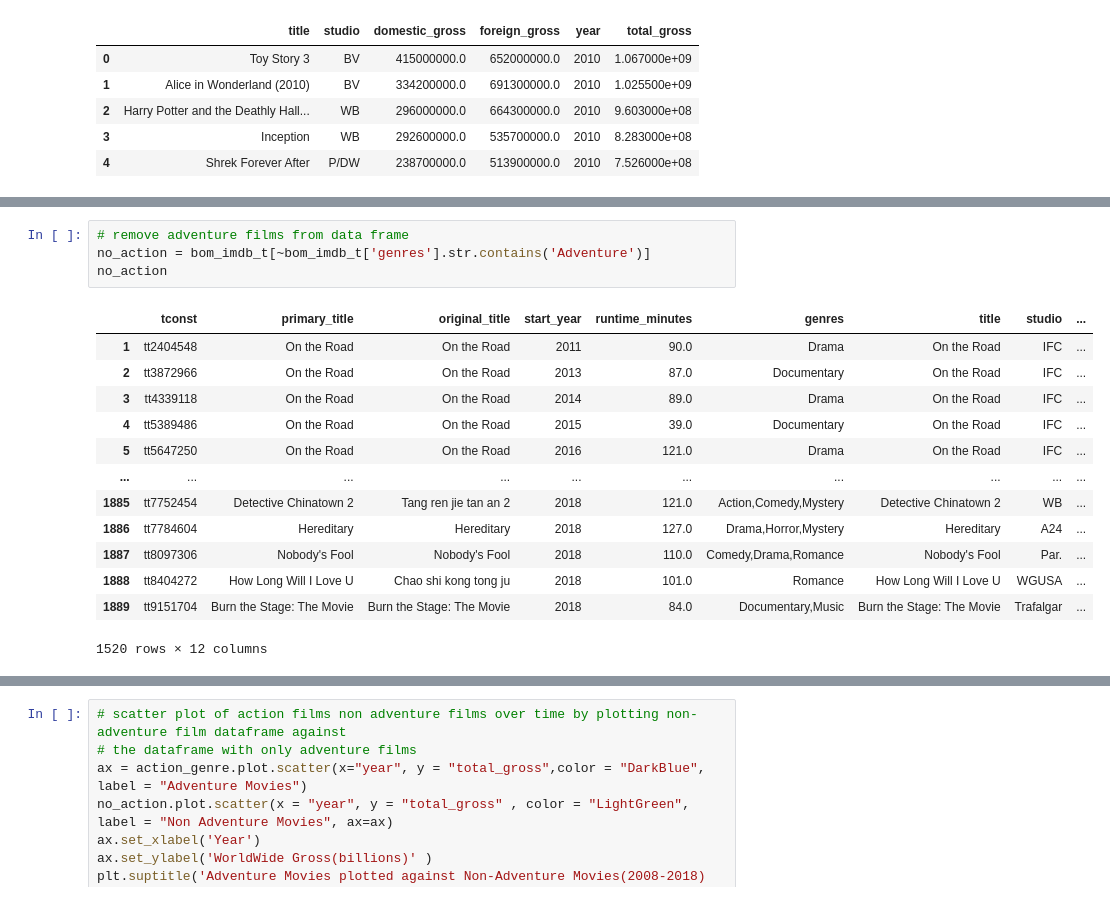
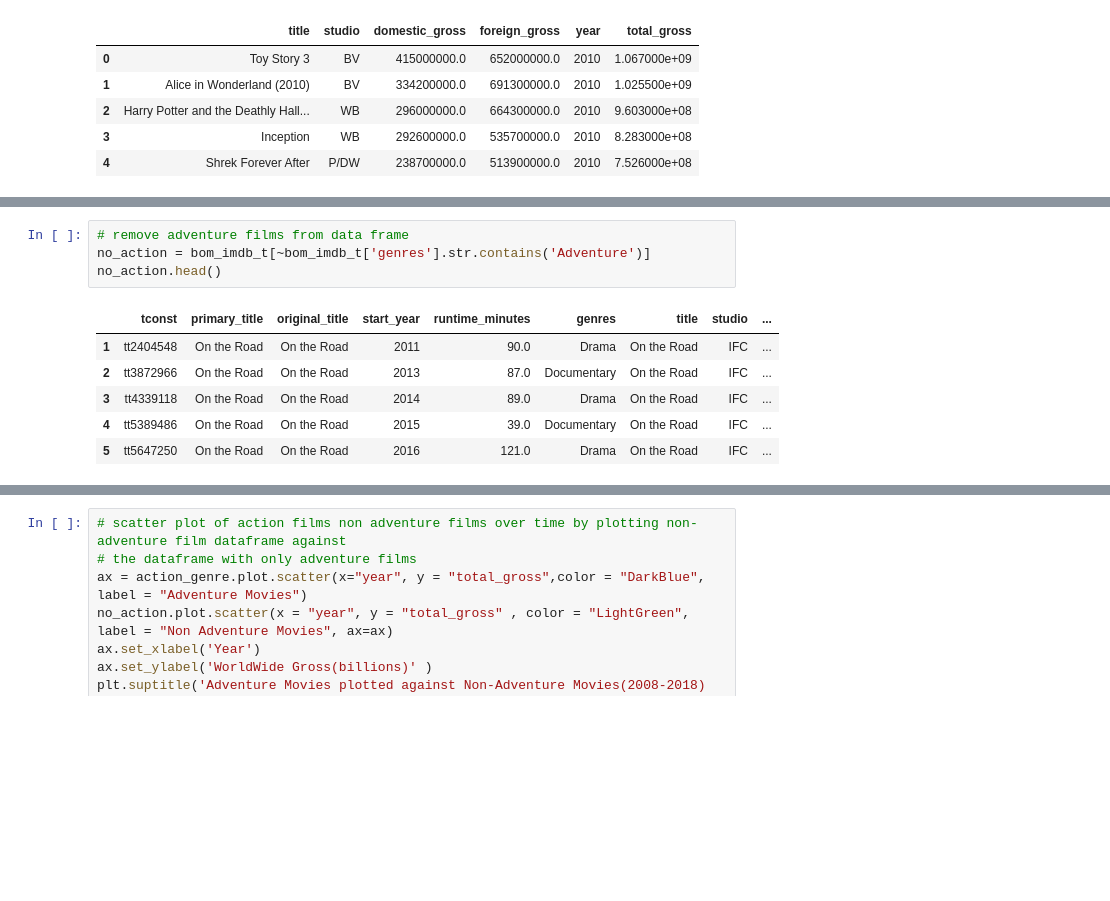
Before and after one commit to tonymbennett5/MovieDataProject-, a Jupyter notebook: MicroMovieNotebook.ipynb, the cells around one changed output, grey strips where cells are left out. Drawn from its saved outputs; the diff is of its cells as text; blank space fills up the shorter version.

```diff
--- a/dsc-phase1-project-template.ipynb
+++ b/MicroMovieNotebook.ipynb
@@ -354,21 +341,14 @@ bom_imdb_t
 # %%
 # remove adventure films from data frame
 no_action = bom_imdb_t[~bom_imdb_t['genres'].str.contains('Adventure')]
-no_action
+no_action.head()
 # %% [output]
 |  | tconst | primary_title | original_title | start_year | runtime_minutes | genres | title | studio | ... |
 | 1 | tt2404548 | On the Road | On the Road | 2011 | 90.0 | Drama | On the Road | IFC | ... |
 | 2 | tt3872966 | On the Road | On the Road | 2013 | 87.0 | Documentary | On the Road | IFC | ... |
 | 3 | tt4339118 | On the Road | On the Road | 2014 | 89.0 | Drama | On the Road | IFC | ... |
 | 4 | tt5389486 | On the Road | On the Road | 2015 | 39.0 | Documentary | On the Road | IFC | ... |
 | 5 | tt5647250 | On the Road | On the Road | 2016 | 121.0 | Drama | On the Road | IFC | ... |
-| ... | ... | ... | ... | ... | ... | ... | ... | ... | ... |
-| 1885 | tt7752454 | Detective Chinatown 2 | Tang ren jie tan an 2 | 2018 | 121.0 | Action,Comedy,Mystery | Detective Chinatown 2 | WB | ... |
-| 1886 | tt7784604 | Hereditary | Hereditary | 2018 | 127.0 | Drama,Horror,Mystery | Hereditary | A24 | ... |
-| 1887 | tt8097306 | Nobody's Fool | Nobody's Fool | 2018 | 110.0 | Comedy,Drama,Romance | Nobody's Fool | Par. | ... |
-| 1888 | tt8404272 | How Long Will I Love U | Chao shi kong tong ju | 2018 | 101.0 | Romance | How Long Will I Love U | WGUSA | ... |
-| 1889 | tt9151704 | Burn the Stage: The Movie | Burn the Stage: The Movie | 2018 | 84.0 | Documentary,Music | Burn the Stage: The Movie | Trafalgar | ... |
-1520 rows × 12 columns
 # %%
 #making separate dataframe that has only adventure films
 action_genre = bom_imdb_t[bom_imdb_t['genres'].str.contains("Adventure")]
```
Also changed, not shown: parts of 66 cells of this notebook.
